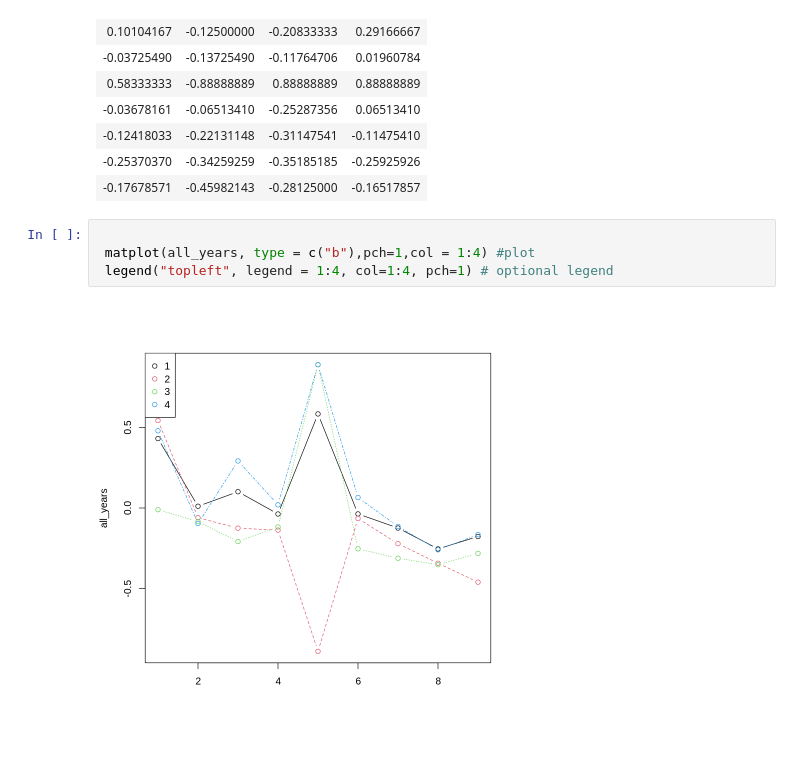
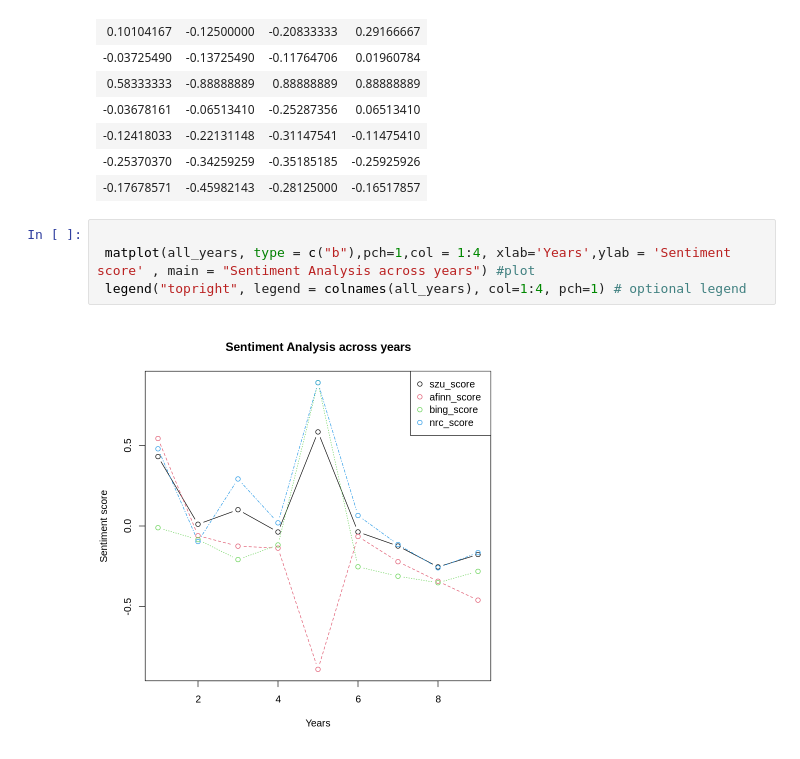
Before and after one commit to GuptaNavdeep1983/CS688, a Jupyter notebook: Question3-SentiAnalysis.ipynb, the cells around one changed output. Drawn from its saved outputs; the diff is of its cells as text.

```diff
--- a/Question3-SentiAnalysis.ipynb
+++ b/Question3-SentiAnalysis.ipynb
@@ -57,7 +57,7 @@ A data.frame: 9 × 4
 | -0.17678571 | -0.45982143 | -0.28125000 | -0.16517857 |
 # %%
 
- matplot(all_years, type = c("b"),pch=1,col = 1:4) #plot
- legend("topleft", legend = 1:4, col=1:4, pch=1) # optional legend
+ matplot(all_years, type = c("b"),pch=1,col = 1:4, xlab='Years',ylab = 'Sentiment score' , main = "Sentiment Analysis across years") #plot
+ legend("topright", legend = colnames(all_years), col=1:4, pch=1) # optional legend
 # %% [output]
-[figure, old version]
+[figure, new version]
```
